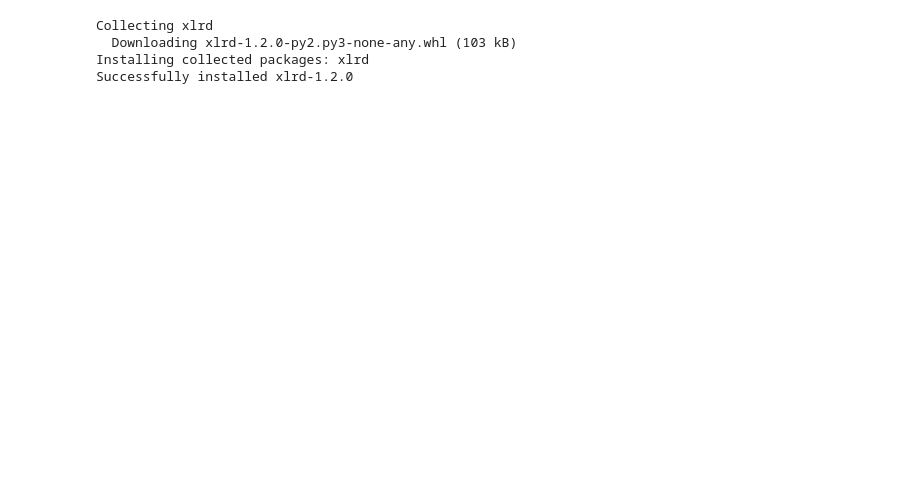
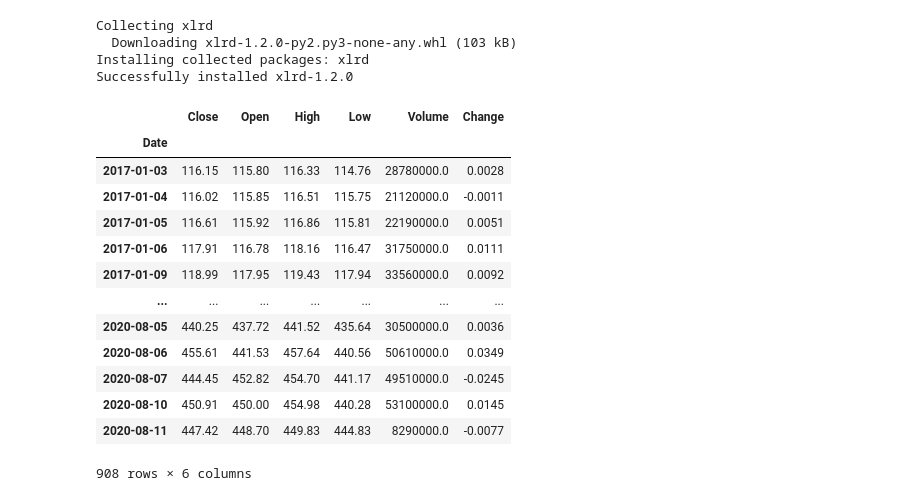
Before and after one commit to No-longlong/-, a Jupyter notebook: 파이썬 DataReader.ipynb, the cells around one changed output. Saved outputs shown, nothing was run; the diff lists cells and outputs as text; code cells hidden in the pictures; blank space fills up the shorter version.

```diff
--- a/파이썬 DataReader.ipynb
+++ b/파이썬 DataReader.ipynb
@@ -30,4 +30,20 @@ Successfully installed xlrd-1.2.0
 import FinanceDataReader as fdr
 # %%
 # apple 주가 데이터
-df = fdr.DataReader('AAPL', '2017')
+apple_df = fdr.DataReader('AAPL', '2017')
+apple_df
+# %% [output]
+|  | Close | Open | High | Low | Volume | Change |
+| Date |  |  |  |  |  |  |
+| 2017-01-03 | 116.15 | 115.80 | 116.33 | 114.76 | 28780000.0 | 0.0028 |
+| 2017-01-04 | 116.02 | 115.85 | 116.51 | 115.75 | 21120000.0 | -0.0011 |
+| 2017-01-05 | 116.61 | 115.92 | 116.86 | 115.81 | 22190000.0 | 0.0051 |
+| 2017-01-06 | 117.91 | 116.78 | 118.16 | 116.47 | 31750000.0 | 0.0111 |
+| 2017-01-09 | 118.99 | 117.95 | 119.43 | 117.94 | 33560000.0 | 0.0092 |
+| ... | ... | ... | ... | ... | ... | ... |
+| 2020-08-05 | 440.25 | 437.72 | 441.52 | 435.64 | 30500000.0 | 0.0036 |
+| 2020-08-06 | 455.61 | 441.53 | 457.64 | 440.56 | 50610000.0 | 0.0349 |
+| 2020-08-07 | 444.45 | 452.82 | 454.70 | 441.17 | 49510000.0 | -0.0245 |
+| 2020-08-10 | 450.91 | 450.00 | 454.98 | 440.28 | 53100000.0 | 0.0145 |
+| 2020-08-11 | 447.42 | 448.70 | 449.83 | 444.83 | 8290000.0 | -0.0077 |
+908 rows × 6 columns
```
Also changed, not shown: parts of 11 cells of this notebook.
